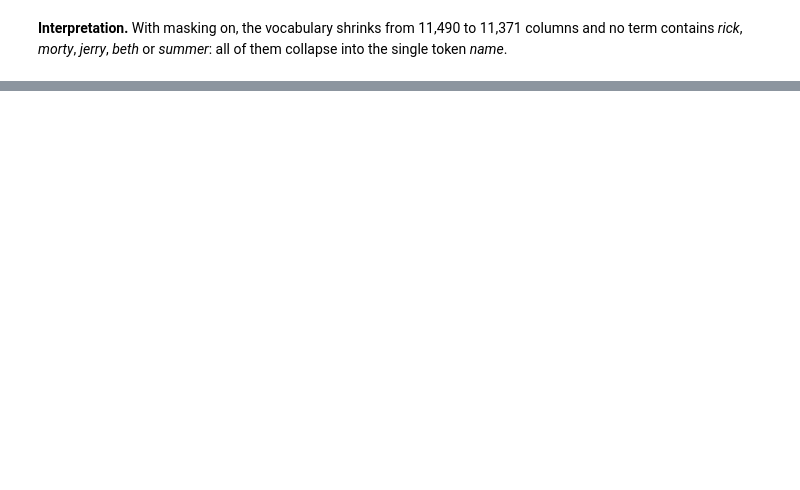
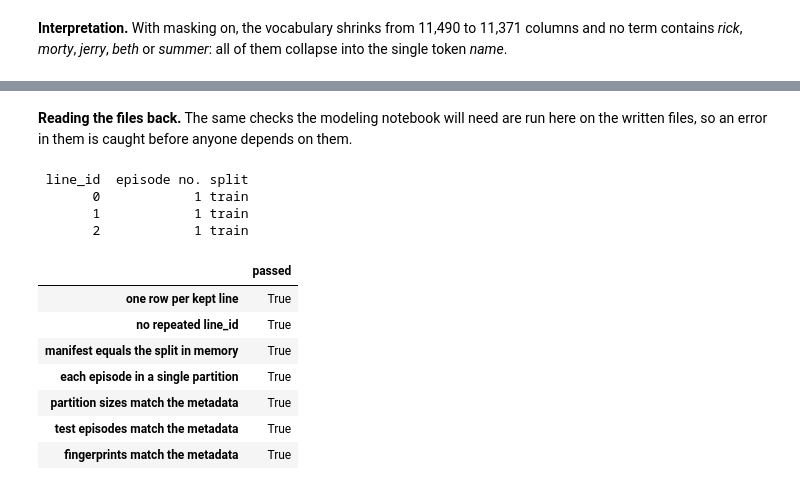
Before and after one commit to errodd/rick_and_morty_speech_speaker_predictor, a Jupyter notebook: notebooks/02_data_preparation.ipynb, the cells around one changed output, grey strips where cells are left out. Saved outputs shown, nothing was run; the diff lists cells and outputs as text; code cells hidden in the pictures; blank space fills up the shorter version.

```diff
--- a/notebooks/02_data_preparation.ipynb
+++ b/notebooks/02_data_preparation.ipynb
@@ -97,5 +98,7 @@ All dependencies come from `requirements.txt`. The random seed fixes which episo
 library warns, the warning stays visible.
 # %%
+import hashlib
+import json
 import platform
 import re
 from pathlib import Path
@@ -132,6 +135,8 @@ if not DATA_PATH.exists():
         f"Dataset not found at {DATA_PATH}. Run this notebook from the repository root or from notebooks/."
     )
 
+ARTIFACTS_DIR = PROJECT_ROOT / "artifacts"  # split manifest and metadata for the modeling notebook (Section 12)
+
 print(f"Python: {platform.python_version()}")
 print(f"pandas: {pd.__version__}")
 print(f"scikit-learn: {sklearn.__version__}")
@@ -991,0 +1237,40 @@ mask_names=True:  11,371 features; no term contains a target name (5 names repla
+# %% [markdown]
+**Reading the files back.** The same checks the modeling notebook will need are run here on the written files, so
+an error in them is caught before anyone depends on them.
+# %%
+saved_manifest = pd.read_csv(manifest_path)
+saved_metadata = json.loads(metadata_path.read_text(encoding="utf-8"))
+saved_split_sizes = saved_manifest["split"].value_counts()
+
+artifact_checks = pd.Series({
+    "one row per kept line": len(saved_manifest) == len(data),
+    "no repeated line_id": not saved_manifest[ID_COLUMN].duplicated().any(),
+    "manifest equals the split in memory": saved_manifest.astype(str).equals(manifest.astype(str)),
+    "each episode in a single partition": bool(saved_manifest.groupby(GROUP_COLUMN)["split"].nunique().eq(1).all()),
+    "partition sizes match the metadata": (
+        saved_split_sizes["train"] == saved_metadata["counts"]["train_rows"]
+        and saved_split_sizes["test"] == saved_metadata["counts"]["test_rows"]
+    ),
+    "test episodes match the metadata": (
+        sorted(saved_manifest.loc[saved_manifest["split"].eq("test"), GROUP_COLUMN].unique().tolist())
+        == saved_metadata["test_episodes"]
+    ),
+    "fingerprints match the metadata": saved_metadata["fingerprints"] == metadata["fingerprints"],
+}, name="passed").to_frame()
+if not artifact_checks["passed"].all():
+    raise AssertionError(f"Failed artifact checks: {artifact_checks.index[~artifact_checks['passed']].tolist()}")
+print(saved_manifest.head(3).to_string(index=False))
+artifact_checks
+# %% [output]
+ line_id  episode no. split
+       0            1 train
+       1            1 train
+       2            1 train
+|  | passed |
+| one row per kept line | True |
+| no repeated line_id | True |
+| manifest equals the split in memory | True |
+| each episode in a single partition | True |
+| partition sizes match the metadata | True |
+| test episodes match the metadata | True |
+| fingerprints match the metadata | True |
```
Also changed, not shown: parts of 21 cells of this notebook, 2 other files.
